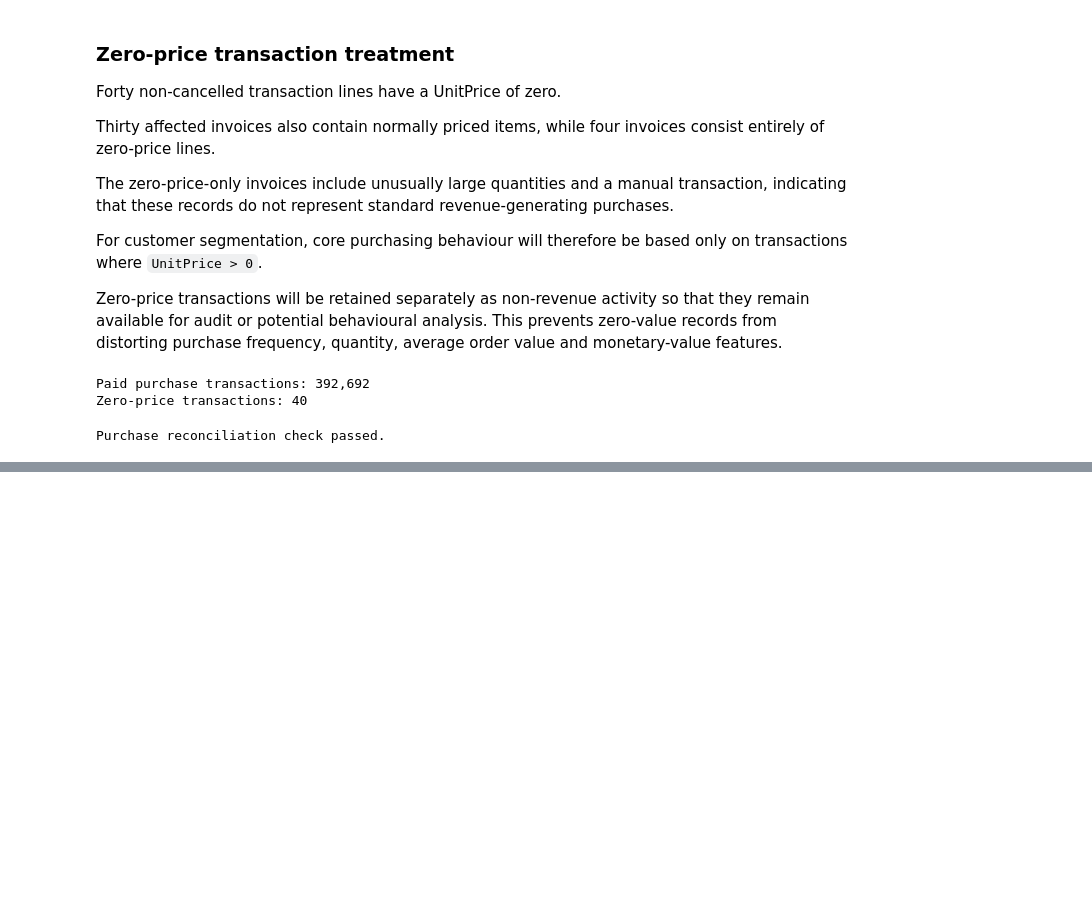
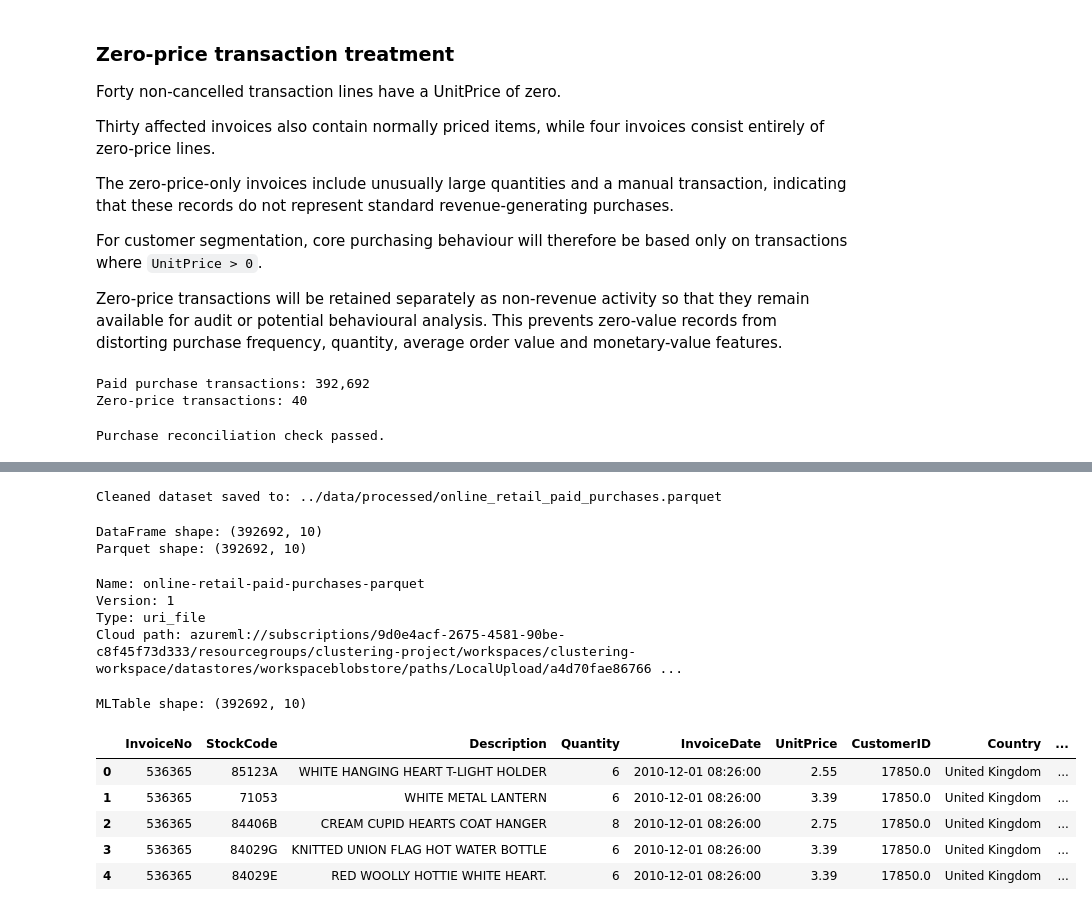
Before and after one commit to bukane123/azure-retail-customer-segmentation, a Jupyter notebook: notebooks/03_data_cleaning.ipynb, the cells around one changed output, grey strips where cells are left out. Drawn from its saved outputs; the diff is of its cells as text; code cells hidden in the pictures; blank space fills up the shorter version.

Commit message:
Complete customer segmentation modelling workflow

```diff
--- a/notebooks/03_data_cleaning.ipynb
+++ b/notebooks/03_data_cleaning.ipynb
@@ -905,0 +1364,26 @@ Purchase reconciliation check passed.
+# %%
+# Persist the cleaned paid-purchase dataset in Parquet format.
+# Parquet preserves the schema and is efficient for repeated downstream processing.
+
+cleaned_parquet_path = "../data/processed/online_retail_paid_purchases.parquet"
+
+df_paid_purchases.to_parquet(
+    cleaned_parquet_path,
+    engine="pyarrow",
+    index=False
+)
+
+print(f"Cleaned dataset saved to: {cleaned_parquet_path}")
+# %% [output]
+Cleaned dataset saved to: ../data/processed/online_retail_paid_purchases.parquet
+# %%
+# Read the persisted Parquet file back into memory to confirm that the
+# saved dataset matches the cleaned DataFrame.
+
+df_paid_check = pd.read_parquet(cleaned_parquet_path)
+
+print("DataFrame shape:", df_paid_purchases.shape)
+print("Parquet shape:", df_paid_check.shape)
+# %% [output]
+DataFrame shape: (392692, 10)
+Parquet shape: (392692, 10)
@@ -905,0 +1405,49 @@ Purchase reconciliation check passed.
+# %%
+# Register the cleaned Parquet file in the Azure ML workspace.
+
+registered_paid_parquet = ml_client.data.create_or_update(
+    paid_parquet_asset
+)
+# %%
+print("Name:", registered_paid_parquet.name)
+print("Version:", registered_paid_parquet.version)
+print("Type:", registered_paid_parquet.type)
+print("Cloud path:", registered_paid_parquet.path)
+# %% [output]
+Name: online-retail-paid-purchases-parquet
+Version: 1
+Type: uri_file
+Cloud path: azureml://subscriptions/9d0e4acf-2675-4581-90be-c8f45f73d333/resourcegroups/clustering-project/workspaces/clustering-workspace/datastores/workspaceblobstore/paths/LocalUpload/a4d70fae86766 ...
+# %%
+import mltable
+
+# Create an MLTable definition that references the registered
+# cleaned Parquet file in Azure storage.
+
+paid_purchase_table = mltable.from_parquet_files(
+    paths=[
+        {
+            "file": registered_paid_parquet.path
+        }
+    ]
+)
+# %%
+# Materialise the MLTable as a Pandas DataFrame to verify that Azure ML
+# can successfully resolve and read the cleaned dataset.
+
+paid_purchase_test = (
+    paid_purchase_table
+    .to_pandas_dataframe()
+)
+
+print("MLTable shape:", paid_purchase_test.shape)
+
+paid_purchase_test.head()
+# %% [output]
+MLTable shape: (392692, 10)
+|  | InvoiceNo | StockCode | Description | Quantity | InvoiceDate | UnitPrice | CustomerID | Country | ... |
+| 0 | 536365 | 85123A | WHITE HANGING HEART T-LIGHT HOLDER | 6 | 2010-12-01 08:26:00 | 2.55 | 17850.0 | United Kingdom | ... |
+| 1 | 536365 | 71053 | WHITE METAL LANTERN | 6 | 2010-12-01 08:26:00 | 3.39 | 17850.0 | United Kingdom | ... |
+| 2 | 536365 | 84406B | CREAM CUPID HEARTS COAT HANGER | 8 | 2010-12-01 08:26:00 | 2.75 | 17850.0 | United Kingdom | ... |
+| 3 | 536365 | 84029G | KNITTED UNION FLAG HOT WATER BOTTLE | 6 | 2010-12-01 08:26:00 | 3.39 | 17850.0 | United Kingdom | ... |
+| 4 | 536365 | 84029E | RED WOOLLY HOTTIE WHITE HEART. | 6 | 2010-12-01 08:26:00 | 3.39 | 17850.0 | United Kingdom | ... |
```
Also changed, not shown: parts of 33 cells of this notebook, 12 other files.
